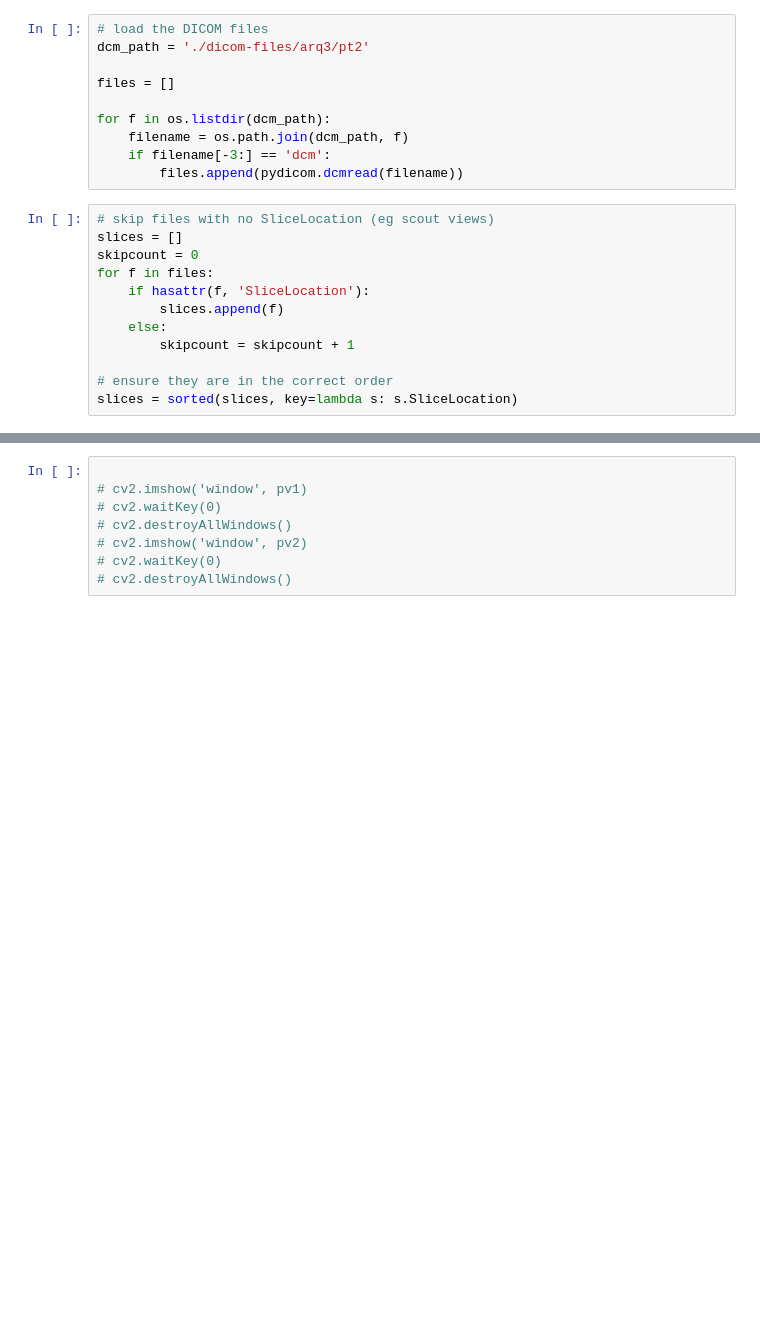
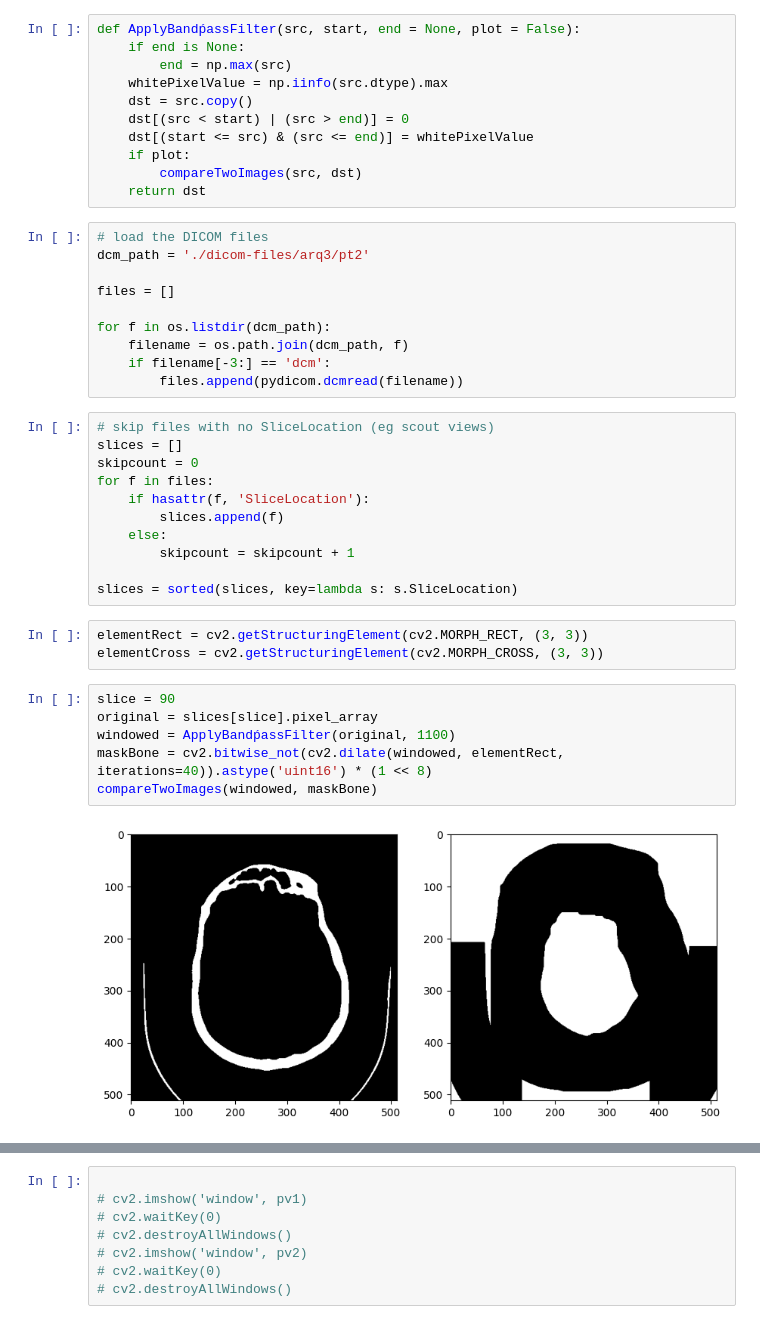
Before and after one commit to RafaelChavesPB/PDI-Medicas, a Jupyter notebook: Rafael/artigo/3d.ipynb, the cells around one changed output, grey strips where cells are left out. Cells and saved outputs as stored; diff of their text form; blank space fills up the shorter version.

```diff
--- a/Rafael/artigo/3d.ipynb
+++ b/Rafael/artigo/3d.ipynb
@@ -7,3 +51,14 @@ import cv2
+# %%
+def ApplyBandṕassFilter(src, start, end = None, plot = False):
+    if end is None:
+        end = np.max(src)
+    whitePixelValue = np.iinfo(src.dtype).max
+    dst = src.copy()
+    dst[(src < start) | (src > end)] = 0
+    dst[(start <= src) & (src <= end)] = whitePixelValue
+    if plot:
+        compareTwoImages(src, dst)
+    return dst
 # %%
 # load the DICOM files
 dcm_path = './dicom-files/arq3/pt2'
@@ -24,5 +79,15 @@ for f in files:
     else:
         skipcount = skipcount + 1
 
-# ensure they are in the correct order
 slices = sorted(slices, key=lambda s: s.SliceLocation)
+# %%
+elementRect = cv2.getStructuringElement(cv2.MORPH_RECT, (3, 3))
+elementCross = cv2.getStructuringElement(cv2.MORPH_CROSS, (3, 3))
+# %%
+slice = 90
+original = slices[slice].pixel_array
+windowed = ApplyBandṕassFilter(original, 1100)
+maskBone = cv2.bitwise_not(cv2.dilate(windowed, elementRect, iterations=40)).astype('uint16') * (1 << 8)
+compareTwoImages(windowed, maskBone)
+# %% [output]
+[figure, added]
```
Also changed, not shown: parts of 15 cells of this notebook.
